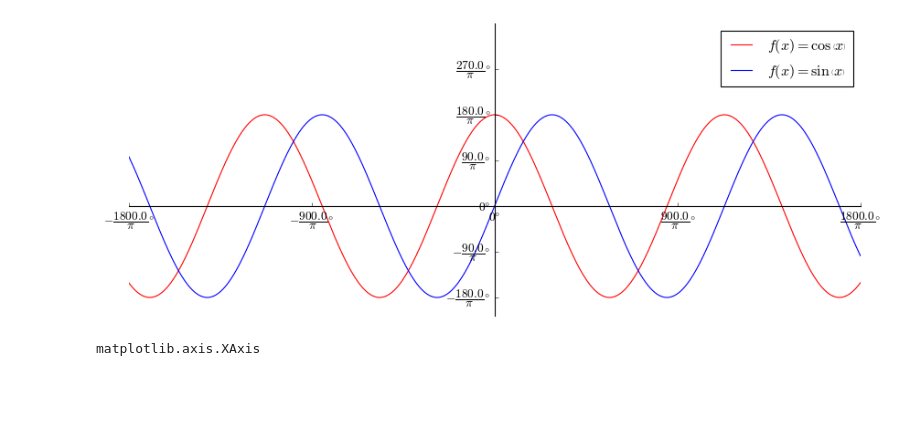
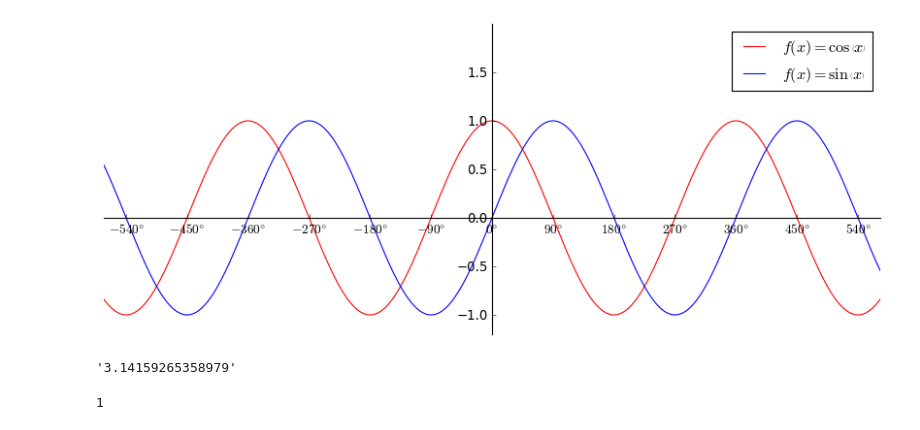
Before and after one commit to charl-potgieter/AustralianSchoolMaths, a Jupyter notebook: WebsiteCreator/caller.ipynb, the cells around one changed output. Cells and saved outputs as stored; diff of their text form; code cells hidden in the pictures; blank space fills up the shorter version.

```diff
--- a/WebsiteCreator/caller.ipynb
+++ b/WebsiteCreator/caller.ipynb
@@ -15,37 +22,43 @@ x = sp.symbols('x')
 
 docs_dir = DataSource().docs_directory
 
 cos_data=  DataSeries()
 cos_data.domain.min = -10
 cos_data.domain.max = 10
 cos_data.expression = sp.cos(x)
 cos_data.style.colour = 'red'
 my_graph.axes.add_plot_data(cos_data)
 
 sin_data=  DataSeries()
 sin_data.domain.min = -10
 sin_data.domain.max = 10
 sin_data.expression = sp.sin(x)
 sin_data.style.colour = 'blue'
 my_graph.axes.add_plot_data(sin_data)
 
 my_graph._dimensions.height = 4
 my_graph._dimensions.width = 10
 
+my_graph.axes.x_axis.format_ticks_as_degrees()
+my_graph.axes.x_axis.set_major_locator_multiple(np.pi/2)
+
 my_graph.axes.display_buffer.top = 0.5
 my_graph.axes.display_buffer.right = 0
 my_graph.axes.display_buffer.left = 0
 my_graph.axes.legend_location = 'upper right'
 my_graph.render()
 
-my_graph.axes.x_ticks.format_as_degrees()
-my_graph.axes.y_ticks.format_as_degrees()
+
 
 fname = docs_dir + os.path.sep + 'testfile.jpg'
 # my_graph.save(fname)
 # %% [output]
-[figure, old version]
+[figure, new version]
-# %%
-type(my_graph._axes._axes.xaxis)
-# %% [output]
-matplotlib.axis.XAxis
+# %%
+sp.latex(float(sp.pi))
+# %% [output]
+'3.14159265358979'
+# %%
+int(round(1.4))
+# %% [output]
+1
```
Also changed, not shown: parts of 4 cells of this notebook, 1 other file.
